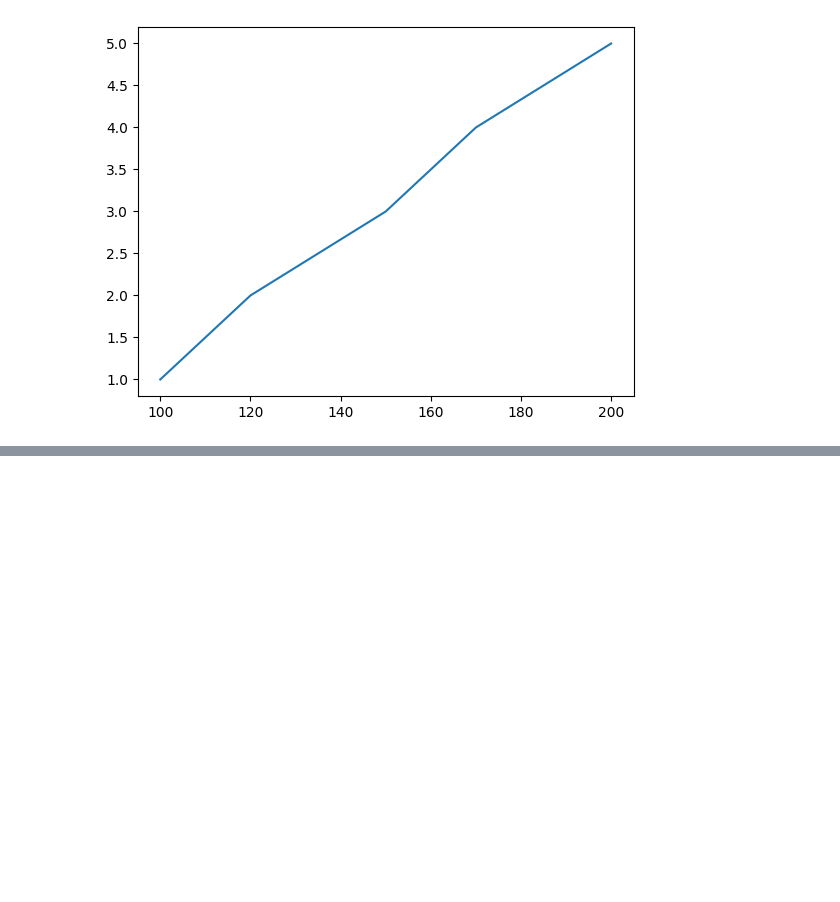
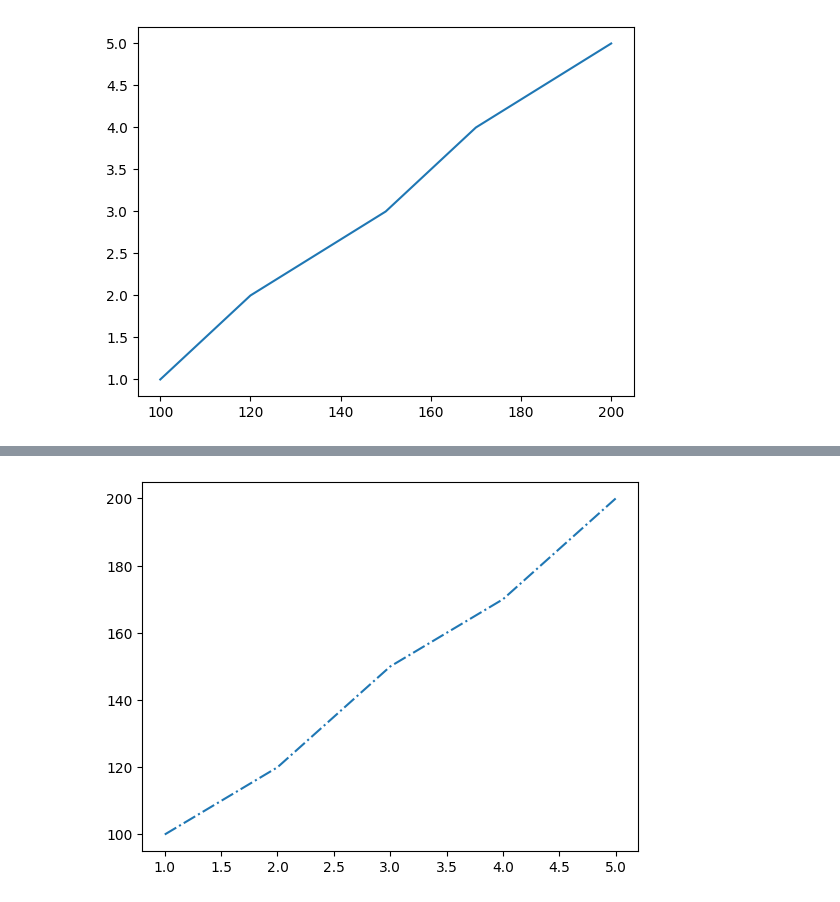
Before and after one commit to ftmshifa777/Matplotlib-Visualization, a Jupyter notebook: Matplotlib.ipynb, the cells around one changed output, grey strips where cells are left out. Cells and saved outputs as stored; diff of their text form; code cells hidden in the pictures; blank space fills up the shorter version.

```diff
--- a/Matplotlib.ipynb
+++ b/Matplotlib.ipynb
@@ -33,0 +57,5 @@ plt.plot(sales,months)
+# %%
+plt.plot(months,sales,linestyle="-.")
+plt.show()
+# %% [output]
+[figure, added]
```
Also changed, not shown: parts of 5 cells of this notebook.
